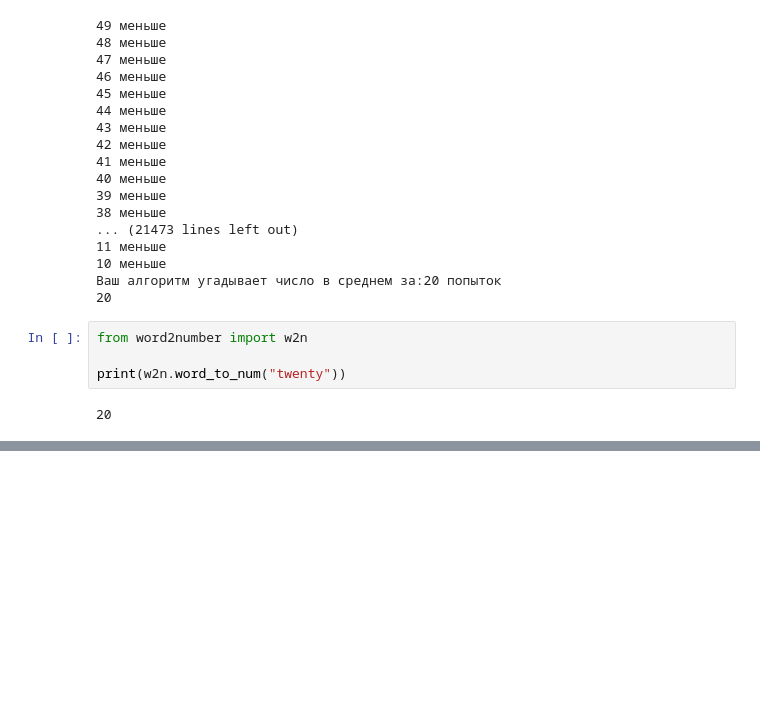
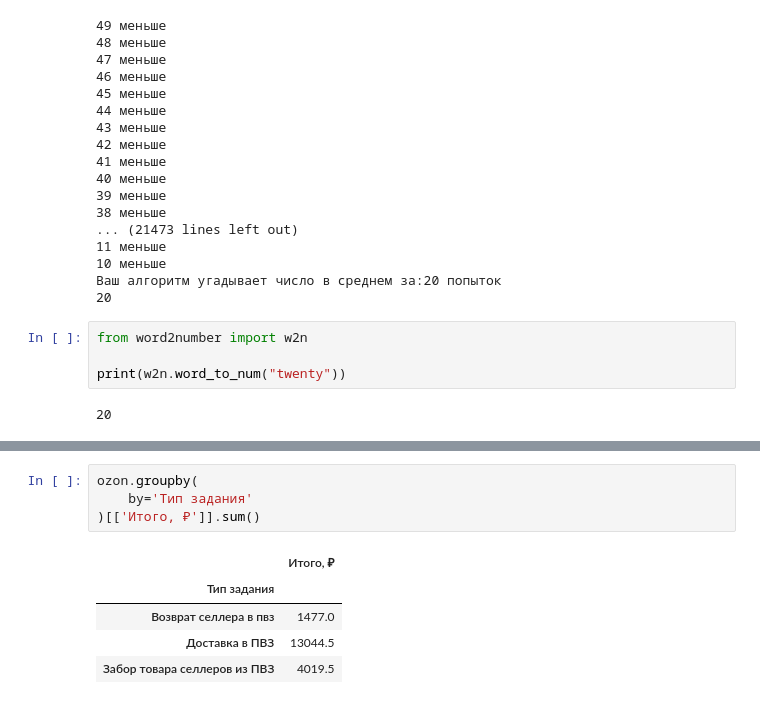
Before and after one commit to Long205sm/SF_Petrov, a Jupyter notebook: other.ipynb, the cells around one changed output, grey strips where cells are left out. Saved outputs shown, nothing was run; the diff lists cells and outputs as text; blank space fills up the shorter version.

```diff
--- a/other.ipynb
+++ b/other.ipynb
@@ -105,0 +163,10 @@ print(w2n.word_to_num("twenty"))
+# %%
+ozon.groupby(
+    by='Тип задания'
+)[['Итого, ₽']].sum()
+# %% [output]
+|  | Итого, ₽ |
+| Тип задания |  |
+| Возврат селлера в пвз | 1477.0 |
+| Доставка в ПВЗ | 13044.5 |
+| Забор товара селлеров из ПВЗ | 4019.5 |
```
Also changed, not shown: parts of 6 cells of this notebook, 4 other files.
